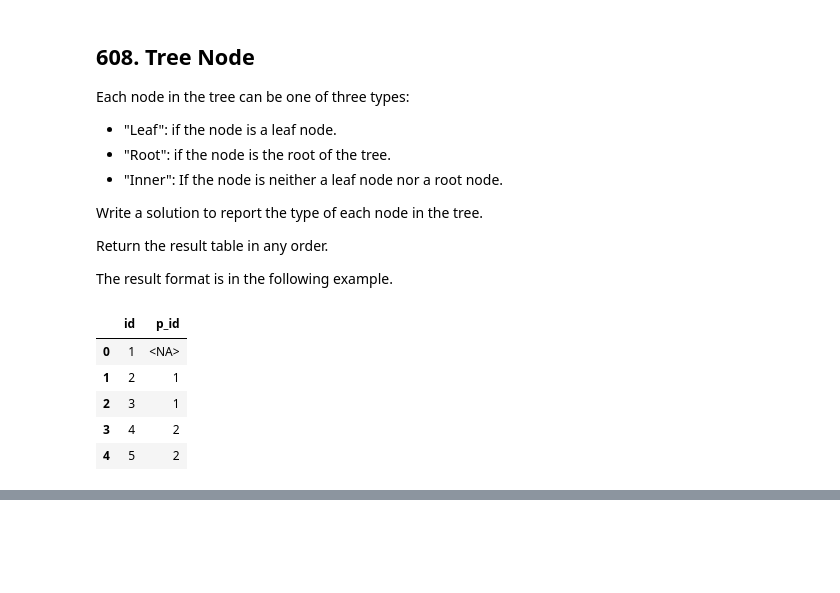
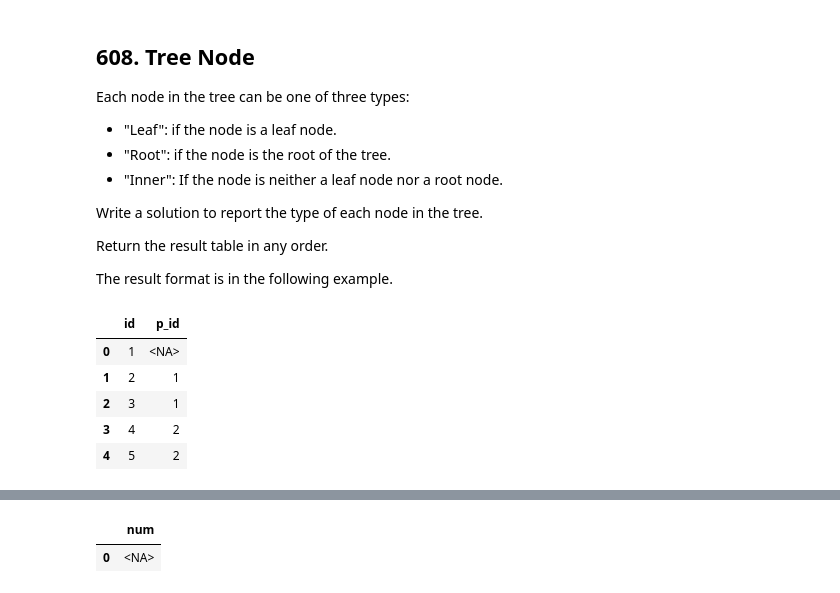
Before and after one commit to eagles0924/liveCodingTest, a Jupyter notebook: pandas_0824.ipynb, the cells around one changed output, grey strips where cells are left out. Cells and saved outputs as stored; diff of their text form; code cells hidden in the pictures; blank space fills up the shorter version.

```diff
--- a/pandas_0824.ipynb
+++ b/pandas_0824.ipynb
@@ -170,0 +290,13 @@ False
+# %%
+data = [[8], [8], [3], [3]]
+my_numbers = pd.DataFrame(data, columns=['num']).astype({'num':'Int64'})
+# not considered null yet
+cnt = my_numbers.value_counts()
+ans = cnt[cnt == 1].index.max()
+if pd.notna(ans):
+    display(pd.DataFrame({'num': ans}))
+else:
+    display(pd.DataFrame({'num': [pd.NA]}))
+# %% [output]
+|  | num |
+| 0 | <NA> |
```
Also changed, not shown: parts of 16 cells of this notebook.
